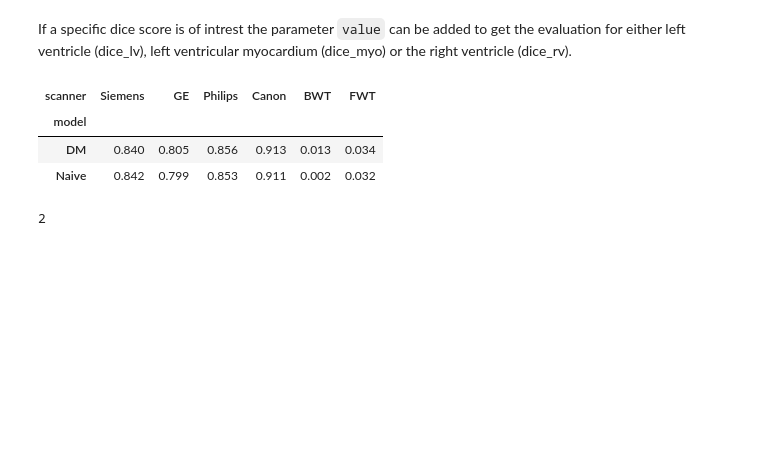
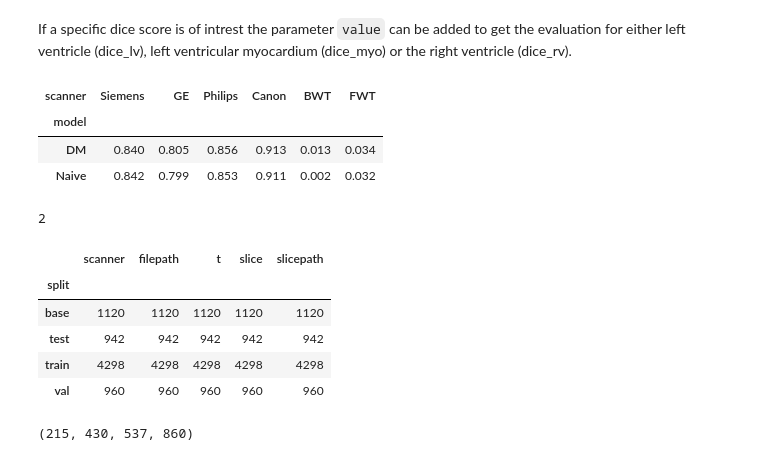
Before and after one commit to cirmuw/casa, a Jupyter notebook: evaluation/cardiac_evaluation.ipynb, the cells around one changed output. Cells and saved outputs as stored; diff of their text form; code cells hidden in the pictures; blank space fills up the shorter version.

```diff
--- a/evaluation/cardiac_evaluation.ipynb
+++ b/evaluation/cardiac_evaluation.ipynb
@@ -75,3 +80,18 @@ scanners = ['dd', 'dd', 'aa']
 len(np.unique(scanners))
 # %% [output]
 2
+# %%
+df = pd.read_csv('/project/catinous/cardiacslicessplitsingle.csv')
+# %%
+df.groupby('split').count()
+# %% [output]
+|  | scanner | filepath | t | slice | slicepath |
+| split |  |  |  |  |  |
+| base | 1120 | 1120 | 1120 | 1120 | 1120 |
+| test | 942 | 942 | 942 | 942 | 942 |
+| train | 4298 | 4298 | 4298 | 4298 | 4298 |
+| val | 960 | 960 | 960 | 960 | 960 |
+# %%
+round(4298/20), round(4298/10), round(4298/8), round(4298/5)
+# %% [output]
+(215, 430, 537, 860)
```
Also changed, not shown: parts of 3 cells of this notebook, 8 other files.
